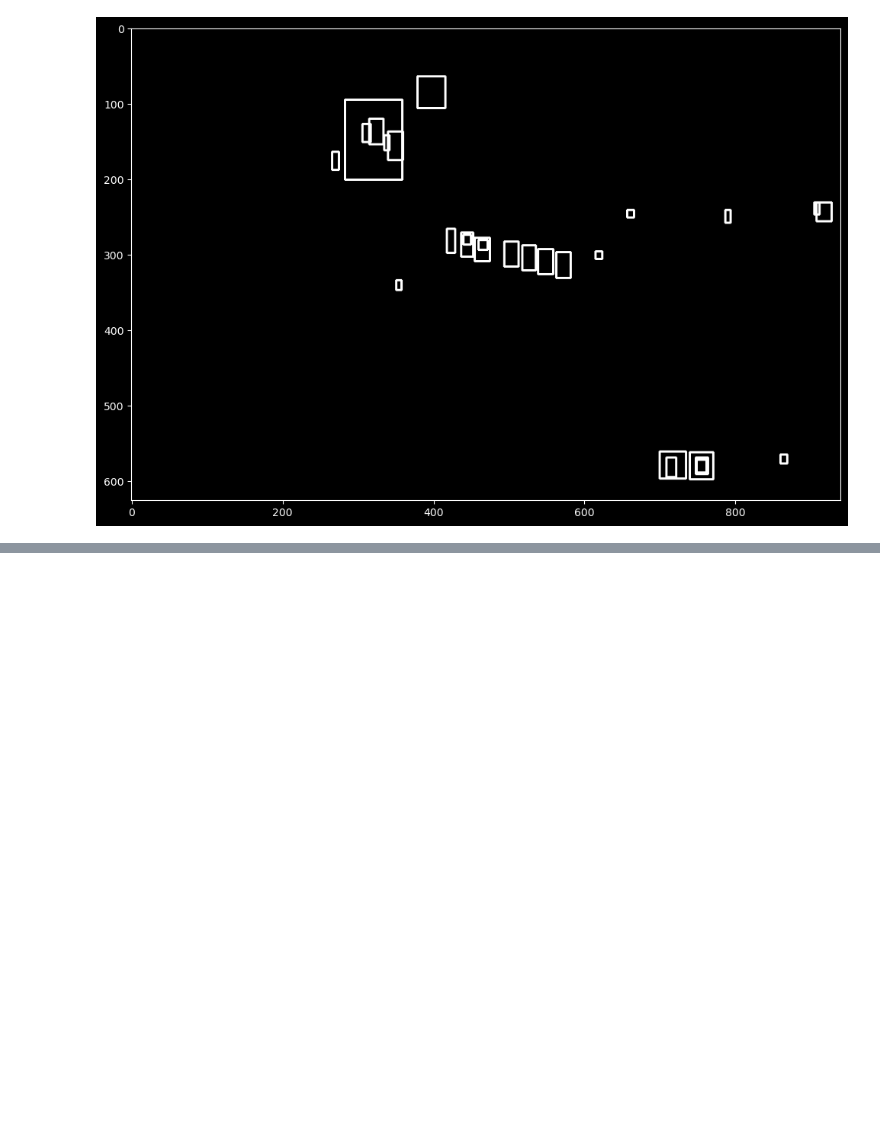
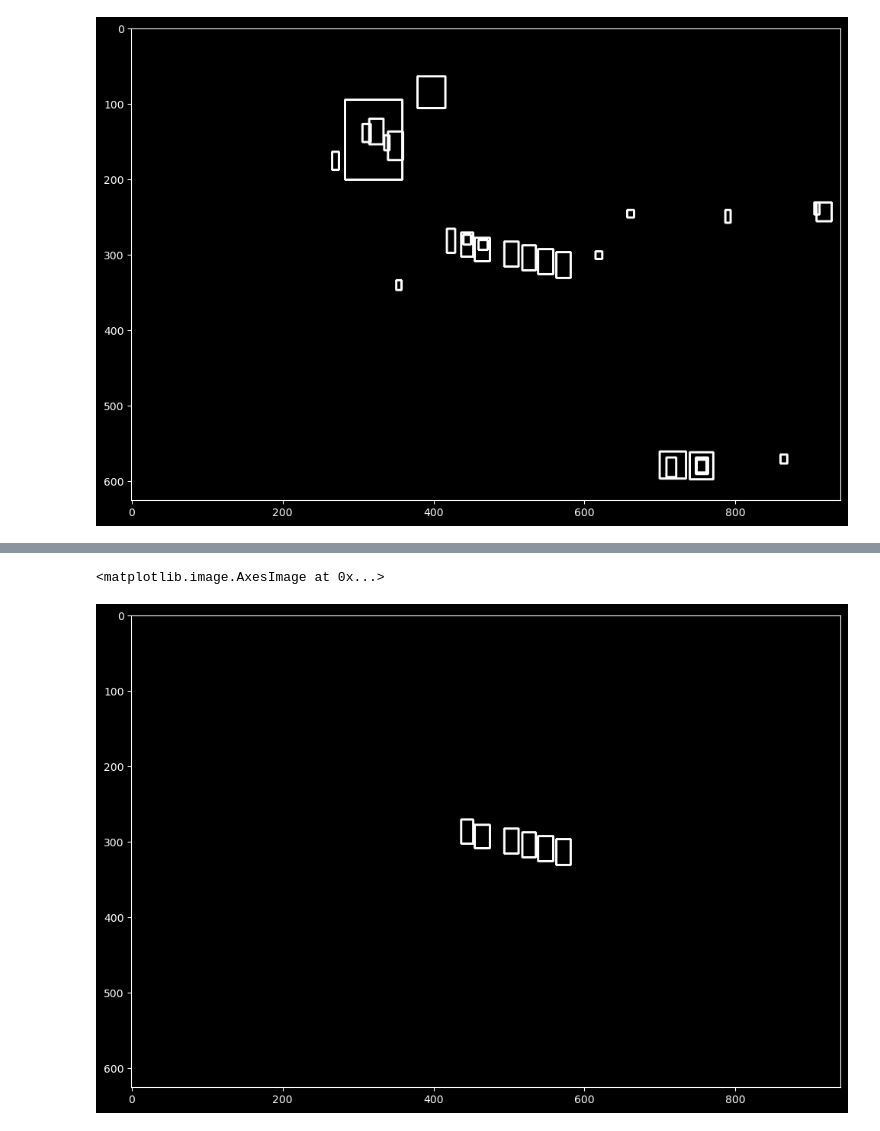
Before and after one commit to sercanyesilkoy/dooribeonProject, a Jupyter notebook: jinu/공부기록/자동차 번호판 인식.ipynb, the cells around one changed output, grey strips where cells are left out. Drawn from its saved outputs; the diff is of its cells as text; code cells hidden in the pictures; blank space fills up the shorter version.

```diff
--- a/jinu/공부기록/자동차 번호판 인식.ipynb
+++ b/jinu/공부기록/자동차 번호판 인식.ipynb
@@ -141,0 +144,80 @@ plt.imshow(temp_result, cmap='gray')
+# %%
+MAX_DIAG_MULTIPLYER = 5 # 5
+MAX_ANGLE_DIFF = 12.0 # 12.0
+MAX_AREA_DIFF = 0.5 # 0.5
+MAX_WIDTH_DIFF = 0.8
+MAX_HEIGHT_DIFF = 0.2
+MIN_N_MATCHED = 3 # 3
+
+def find_chars(contour_list):
+    matched_result_idx = []
+
+    for d1 in contour_list:
+        matched_contours_idx = []
+        for d2 in contour_list:
+            if d1['idx'] == d2['idx']:
+                continue
+
+            dx = abs(d1['cx'] - d2['cx'])
+            dy = abs(d1['cy'] - d2['cy'])
+
+            diagonal_length1 = np.sqrt(d1['w'] ** 2 + d1['h'] ** 2)
+
+            distance = np.linalg.norm(np.array([d1['cx'], d1['cy']]) - np.array([d2['cx'], d2['cy']]))
+            if dx == 0:
+                angle_diff = 90
+            else:
+                angle_diff = np.degrees(np.arctan(dy / dx))
+            area_diff = abs(d1['w'] * d1['h'] - d2['w'] * d2['h']) / (d1['w'] * d1['h'])
+            width_diff = abs(d1['w'] - d2['w']) / d1['w']
+            height_diff = abs(d1['h'] - d2['h']) / d1['h']
+
+            if distance < diagonal_length1 * MAX_DIAG_MULTIPLYER \
+            and angle_diff < MAX_ANGLE_DIFF and area_diff < MAX_AREA_DIFF \
+            and width_diff < MAX_WIDTH_DIFF and height_diff < MAX_HEIGHT_DIFF:
+                matched_contours_idx.append(d2['idx'])
+
+        # append this contour
+        matched_contours_idx.append(d1['idx'])
+
+        if len(matched_contours_idx) < MIN_N_MATCHED:
+            continue
+
+        matched_result_idx.append(matched_contours_idx)
+
+        unmatched_contour_idx = []
+        for d4 in contour_list:
+            if d4['idx'] not in matched_contours_idx:
+                unmatched_contour_idx.append(d4['idx'])
+
+        unmatched_contour = np.take(possible_contours, unmatched_contour_idx)
+
+        # recursive
+        recursive_contour_list = find_chars(unmatched_contour)
+
+        for idx in recursive_contour_list:
+            matched_result_idx.append(idx)
+
+        break
+
+    return matched_result_idx
+
+result_idx = find_chars(possible_contours)
+
+matched_result = []
+for idx_list in result_idx:
+    matched_result.append(np.take(possible_contours, idx_list))
+
+# visualize possible contours
+temp_result = np.zeros((height, width, channel), dtype=np.uint8)
+
+for r in matched_result:
+    for d in r:
+#         cv2.drawContours(temp_result, d['contour'], -1, (255, 255, 255))
+        cv2.rectangle(temp_result, pt1=(d['x'], d['y']), pt2=(d['x']+d['w'], d['y']+d['h']), color=(255, 255, 255), thickness=2)
+
+plt.figure(figsize=(12, 10))
+plt.imshow(temp_result, cmap='gray')
+# %% [output]
+<matplotlib.image.AxesImage at 0x...>
+[figure, added]
```
Also changed, not shown: parts of 1 cell of this notebook.
